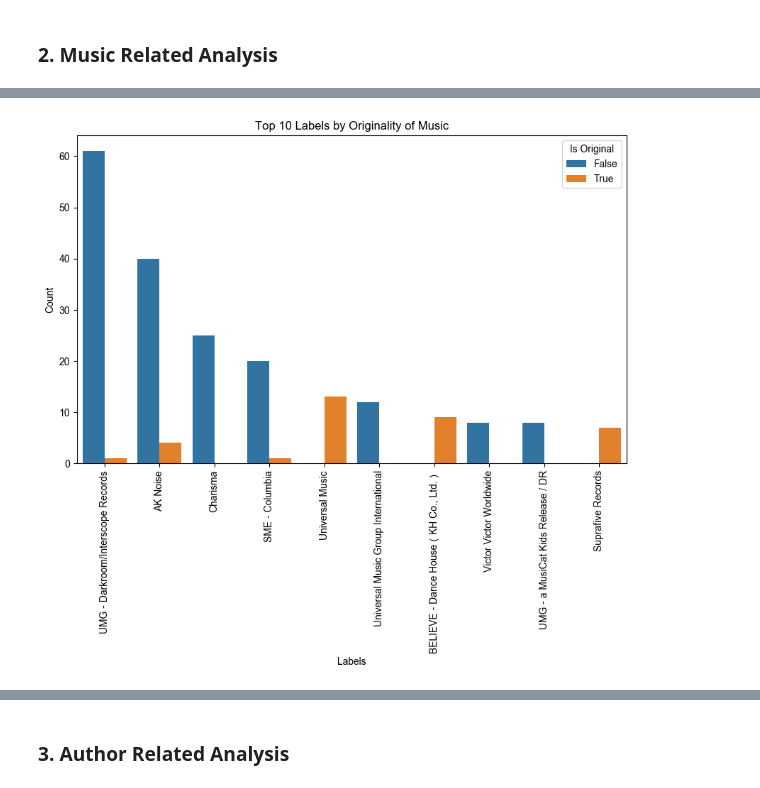
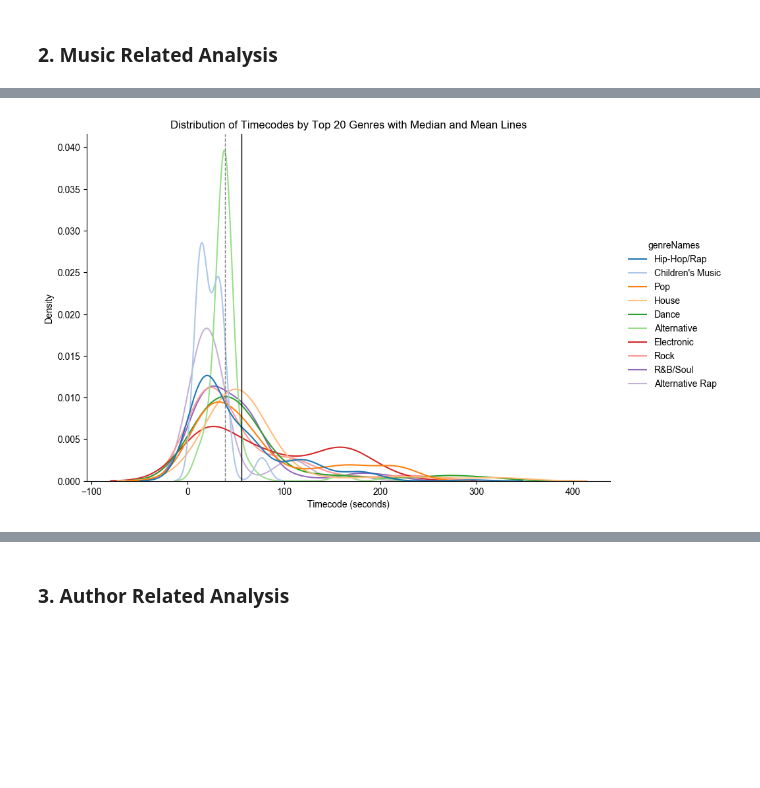
Before and after one commit to Cydia13526/04-tonyao-cydia-2024, a Jupyter notebook: project.ipynb, the cells around one changed output, grey strips where cells are left out. Saved outputs shown, nothing was run; the diff lists cells and outputs as text; code cells hidden in the pictures; blank space fills up the shorter version.

```diff
--- a/project.ipynb
+++ b/project.ipynb
@@ -118,18 +137,6 @@ basic_df = df[['id', 'createTime', 'diggCount', 'commentCount', 'shareCount', 'p
 ### **2. Music Related Data Manipulation**
 # %%
 ###### Music
-music_df = df[['id', 'createTime', 'musicMeta', 'diggCount', 'commentCount', 'shareCount', 'playCount', 'downloaded']]
-music_df = music_df.copy()
-music_df['musicMeta'] = music_df['musicMeta'].apply(lambda x: {
-    'musicId': x['musicId'],
-    'musicAuthor': x['musicAuthor'],
-    'musicName': x['musicName'],
-    'musicOriginal': x['musicOriginal'],
-    'playUrl': x['playUrl']
-})
-music_df[['musicId', 'musicAuthor', 'musicName', 'musicOriginal', 'playUrl']] = pd.DataFrame(music_df['musicMeta'].tolist())
-music_df.drop(columns=['musicMeta'], inplace=True)
-music_df = music_df.dropna()
-music_df['musicId'] = music_df['musicId'].astype('int64')
-
-merged_music_df = pd.merge(audd_music_df, music_df, left_on='id', right_on='musicId', how='inner')
+merged_music_df = pd.merge(audd_music_df, audd_apple_music_df, left_on='apple_music.isrc', right_on='isrc', how='inner')
+final_music_df = merged_music_df[['id', 'label', 'timecode', 'genreNames', 'releaseDate']]
+final_music_df = final_music_df.dropna()
@@ -261,17 +247,59 @@ plt.show()
 # %%
-top_10_L = merged_music_df['label'].value_counts().head(10).index
+final_music_df['genreNames'] = final_music_df['genreNames'].apply(lambda x: str(x) if not isinstance(x, str) else x)
+final_music_df['genreNames'] = final_music_df['genreNames'].apply(ast.literal_eval)
+all_genres = [genre for sublist in final_music_df['genreNames'] for genre in sublist if genre != 'Music']
+genre_counts = Counter(all_genres)
+genre_counts_df = pd.DataFrame(genre_counts.items(), columns=['Genre', 'Count'])
 
-# Filter the DataFrame to include only rows with the top 10 'L' values
-filtered_df = merged_music_df[merged_music_df['label'].isin(top_10_L)]
+exploded_df = final_music_df.explode('genreNames')
+exploded_df = exploded_df[exploded_df['genreNames'] != 'Music']
 
-# Create a grouped bar chart with the filtered DataFrame
-plt.figure(figsize=(10, 6))
-sns.countplot(x='label', hue='musicOriginal', data=filtered_df, order=top_10_L)
-plt.title('Top 10 Labels by Originality of Music')
-plt.ylabel('Count')
-plt.xlabel('Labels')
-plt.legend(title='Is Original')
-plt.xticks(rotation=90)  # Rotate the x-axis labels for better readability
+def timecode_to_seconds(timecode):
+    # Split the timecode into minutes and seconds
+    minutes, seconds = map(int, timecode.split(':'))
+    # Convert the timecode to total seconds
+    return minutes * 60 + seconds
+
+# Apply the conversion function to each timecode
+exploded_df['timecode'] = exploded_df['timecode'].apply(timecode_to_seconds)
+
+# Combine median and mean timecodes into a single DataFrame
+top_10_genres = genre_counts_df.nlargest(10, 'Count')['Genre']
+
+# Step 2: Filter 'exploded_df' to include only the top 10 genres
+filtered_df = exploded_df[exploded_df['genreNames'].isin(top_10_genres)]
+
+
+# Create a displot for the top 10 genres
+g = sns.displot(
+    data=filtered_df,
+    x='timecode',
+    hue='genreNames',
+    kind='kde',
+    height=6, aspect=1.5,
+    palette='tab20',
+    common_norm=False,
+    facet_kws={'legend_out': True}
+)
+
+# Calculate the global median and mean timecode across all top 10 genres
+global_median = filtered_df['timecode'].median()
+global_mean = filtered_df['timecode'].mean()
+
+# Add lines for global median and mean timecodes
+plt.axvline(global_median, color='grey', linestyle='--', linewidth=1, label='Global Median')
+plt.axvline(global_mean, color='black', linestyle='-', linewidth=1, label='Global Mean')
+
+# Create custom legend handles
+median_line = plt.Line2D([], [], color='grey', linestyle='--', linewidth=2, label='Global Median')
+mean_line = plt.Line2D([], [], color='grey', linestyle='-', linewidth=2, label='Global Mean')
+
+# Add the custom legend with the original legend
+#plt.legend(handles=g._legend.legendHandles + [median_line, mean_line], bbox_to_anchor=(1.05, 1), loc=2)
+
+plt.title('Distribution of Timecodes by Top 20 Genres with Median and Mean Lines')
+plt.xlabel('Timecode (seconds)')
+plt.ylabel('Density')
 plt.show()
 # %% [output]
-[figure, old version]
+[figure, new version]
```
Also changed, not shown: parts of 24 cells of this notebook, 2 other files.
